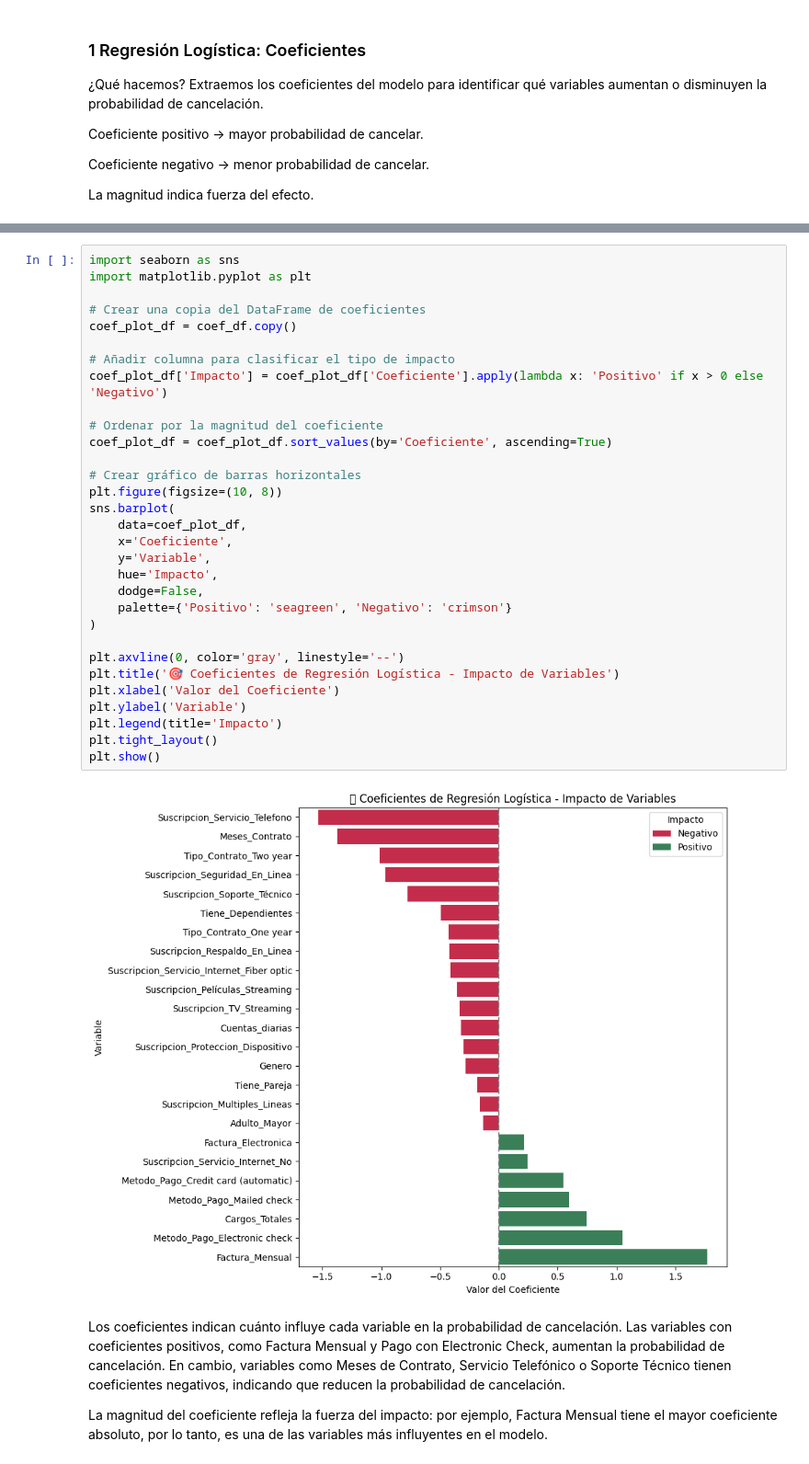
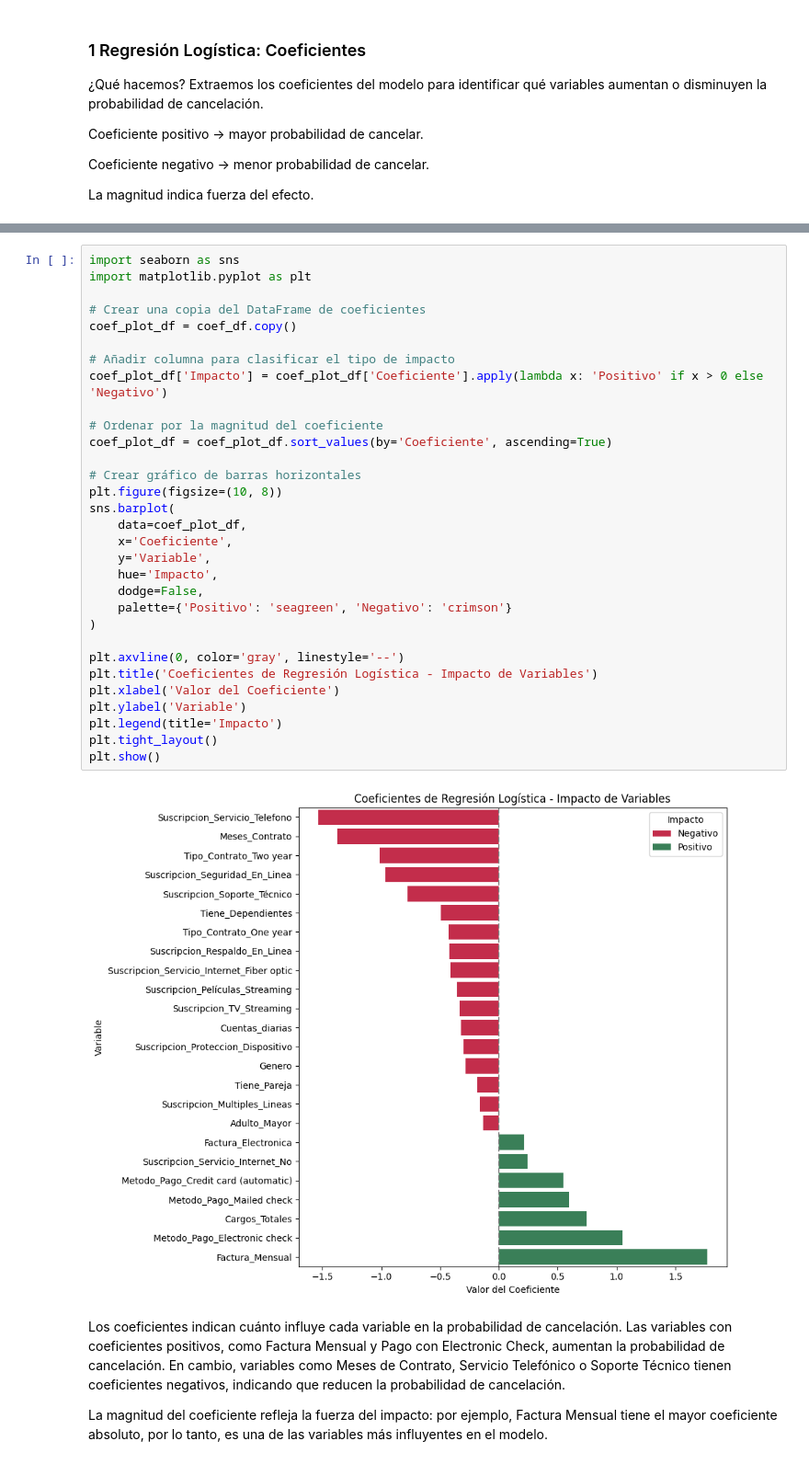
Before and after one commit to Emanuel-Acosta/challege-telecom-X2, a Jupyter notebook: challenge_telecom_X2.ipynb, the cells around one changed output, grey strips where cells are left out. Shown at 92% size. Cells and saved outputs as stored; diff of their text form.

```diff
--- a/challenge_telecom_X2.ipynb
+++ b/challenge_telecom_X2.ipynb
@@ -440,35 +440,35 @@ display(coef_df)
 import seaborn as sns
 import matplotlib.pyplot as plt
 
 # Crear una copia del DataFrame de coeficientes
 coef_plot_df = coef_df.copy()
 
 # Añadir columna para clasificar el tipo de impacto
 coef_plot_df['Impacto'] = coef_plot_df['Coeficiente'].apply(lambda x: 'Positivo' if x > 0 else 'Negativo')
 
 # Ordenar por la magnitud del coeficiente
 coef_plot_df = coef_plot_df.sort_values(by='Coeficiente', ascending=True)
 
 # Crear gráfico de barras horizontales
 plt.figure(figsize=(10, 8))
 sns.barplot(
     data=coef_plot_df,
     x='Coeficiente',
     y='Variable',
     hue='Impacto',
     dodge=False,
     palette={'Positivo': 'seagreen', 'Negativo': 'crimson'}
 )
 
 plt.axvline(0, color='gray', linestyle='--')
-plt.title('🎯 Coeficientes de Regresión Logística - Impacto de Variables')
+plt.title('Coeficientes de Regresión Logística - Impacto de Variables')
 plt.xlabel('Valor del Coeficiente')
 plt.ylabel('Variable')
 plt.legend(title='Impacto')
 plt.tight_layout()
 plt.show()
 # %% [output]
-[figure, old version]
+[figure, new version]
 # %% [markdown]
 Los coeficientes indican cuánto influye cada variable en la probabilidad de cancelación. Las variables con coeficientes positivos, como Factura Mensual y Pago con Electronic Check, aumentan la probabilidad de cancelación. En cambio, variables como Meses de Contrato, Servicio Telefónico o Soporte Técnico tienen coeficientes negativos, indicando que reducen la probabilidad de cancelación.
 
```
Also changed, not shown: parts of 24 cells of this notebook.
